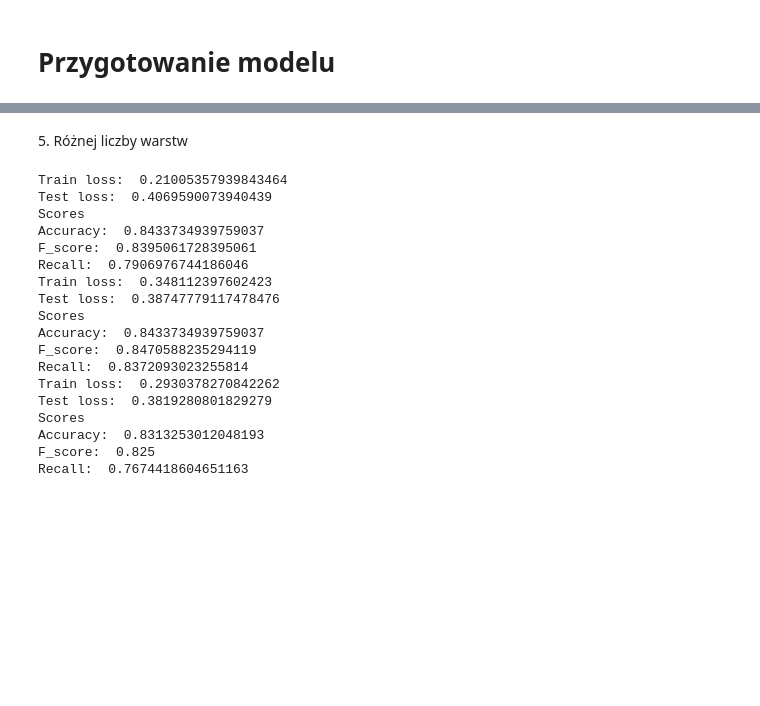
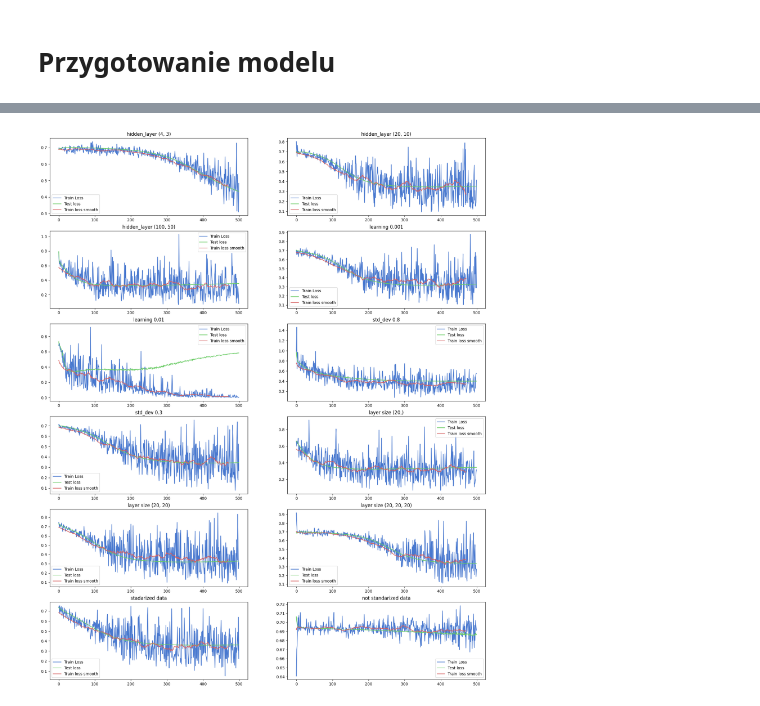
Before and after one commit to SzymonSawczuk/neural-networks, a Jupyter notebook: lab3/Ćwiczenie_3_Szymon_Sawczuk_260287.ipynb, the cells around one changed output, grey strips where cells are left out. Drawn from its saved outputs; the diff is of its cells as text; code cells hidden in the pictures; blank space fills up the shorter version.

```diff
--- a/lab3/Ćwiczenie_3_Szymon_Sawczuk_260287.ipynb
+++ b/lab3/Ćwiczenie_3_Szymon_Sawczuk_260287.ipynb
@@ -101,8 +120,8 @@ def train_test_split(features, targets, percentage):
 
     return features[split], targets[split], features[~split], targets[~split]
 # %%
-features = result.loc[:, result.columns != "heart_disease"].to_numpy()
-targets = result["heart_disease"].to_numpy()
+features = result_df.loc[:, result_df.columns != "heart_disease"].to_numpy()
+targets = result_df["heart_disease"].to_numpy()
 
 x_train, y_train, x_test, y_test = train_test_split(features, targets, 70)
 # %% [markdown]
@@ -400,0 +365,9 @@ Recall:  0.8372093023255814
+# %%
+results = []
+models = []
+for index_option, option in enumerate(options):
+    print("\n" + options_title[index_option])
+    model = MultilayerNetwork(option[0])
+    result = model.optimize(x_train, y_train, x_test, y_test, 30, option[1], max_iter, option[2], verb=verbose)
+    models.append(model)
+    results.append(result)
@@ -401,12 +392,16 @@ Recall:  0.8372093023255814
 # %%
-features_n_std = n_std_result.loc[:, result.columns != "heart_disease"].to_numpy()
+features_n_std = n_std_result.loc[:, result_df.columns != "heart_disease"].to_numpy()
 targets_n_std = n_std_result["heart_disease"].to_numpy()
 
 x_train_n_std, y_train_n_std, x_test_n_std, y_test_n_std = train_test_split(features_n_std, targets_n_std, 70)
 
-ex8 = MultilayerNetwork(hidden2)
-ex9 = MultilayerNetwork(hidden2)
+model_std = MultilayerNetwork(hidden2)
+result = model_std.optimize(x_train, y_train, x_test, y_test, 30, 0.001, max_iter, 0.5, verb=True)
+models.append(model_std)
+results.append(result)
 
-r8 = ex1.optimize(x_train, y_train, x_test, y_test, 30, 0.001, max_iter, 0.5, verb=True)
-r9 = ex2.optimize(x_train_n_std, y_train_n_std, x_test_n_std, y_test_n_std, 30, 0.001, max_iter, 0.5, verb=True)
+model_n_std = MultilayerNetwork(hidden2)
+result = model_n_std.optimize(x_train_n_std, y_train_n_std, x_test_n_std, y_test_n_std, 30, 0.001, max_iter, 0.5, verb=True)
+models.append(model_n_std)
+results.append(result)
 # %% [output]
@@ -448,29 +425,10 @@ Recall:  0.6818181818181818
-# %% [markdown]
-<p>5. Różnej liczby warstw</p>
-# %%
-ex10 = MultilayerNetwork(hidden4)
-ex11 = MultilayerNetwork(hidden5)
-ex12 = MultilayerNetwork(hidden6)
-
-r10 = ex1.optimize(x_train, y_train, x_test, y_test, 30, 0.001, max_iter, 0.5)
-r11 = ex1.optimize(x_train, y_train, x_test, y_test, 30, 0.001, max_iter, 0.5)
-r12 = ex1.optimize(x_train, y_train, x_test, y_test, 30, 0.001, max_iter, 0.5)
-# %% [output]
-Train loss:  0.21005357939843464
-Test loss:  0.4069590073940439
-Scores
-Accuracy:  0.8433734939759037
-F_score:  0.8395061728395061
-Recall:  0.7906976744186046
-Train loss:  0.348112397602423
-Test loss:  0.38747779117478476
-Scores
-Accuracy:  0.8433734939759037
-F_score:  0.8470588235294119
-Recall:  0.8372093023255814
-Train loss:  0.2930378270842262
-Test loss:  0.3819280801829279
-Scores
-Accuracy:  0.8313253012048193
-F_score:  0.825
-Recall:  0.7674418604651163
+# %%
+plt.style.use('seaborn-muted')
+fig, axs = plt.subplots(6, 2, figsize=(20, 25))
+
+for model_index, model in enumerate(models):
+    x_index = int(model_index / 2)
+    y_index = int(model_index % 2)
+    model.plot_learning(results[model_index][0], results[model_index][1], options_title[model_index], axs[x_index, y_index])
+# %% [output]
+[figure, added]
```
Also changed, not shown: parts of 14 cells of this notebook, 2 other files.
